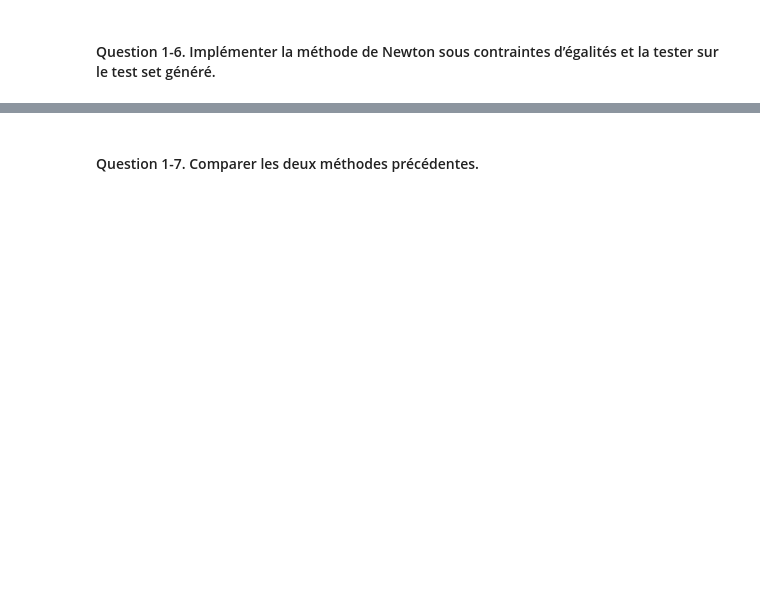
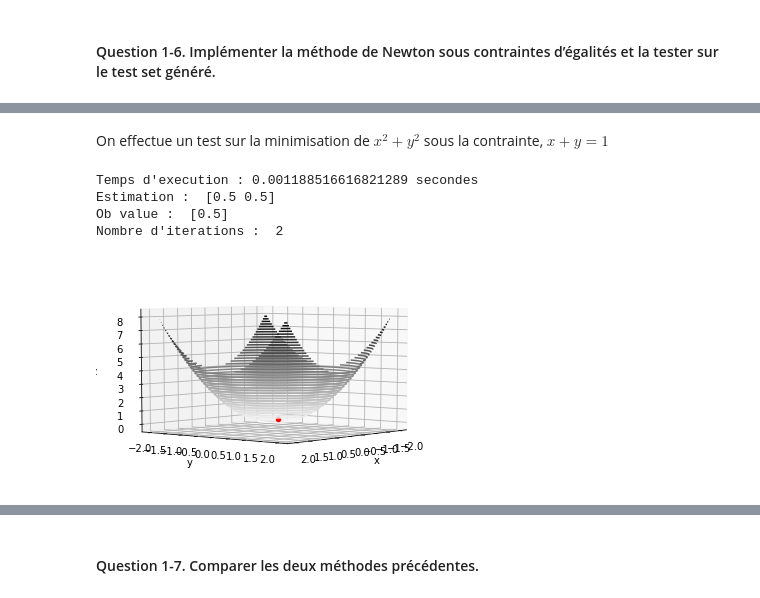
Before and after one commit to DaniGodin/ocvx, a Jupyter notebook: rapport.ipynb, the cells around one changed output, grey strips where cells are left out. Cells and saved outputs as stored; diff of their text form; code cells hidden in the pictures; blank space fills up the shorter version.

```diff
--- a/rapport.ipynb
+++ b/rapport.ipynb
@@ -241,0 +336,11 @@ compare_exec_time()
+# %% [markdown]
+On effectue un test sur la minimisation de $x^2 + y^2$ sous la contrainte, $x + y = 1$
+# %%
+func = quad_II_3_cons
+test_newton_cons(func)
+# %% [output]
+Temps d'execution : 0.001188516616821289 secondes
+Estimation :  [0.5 0.5]
+Ob value :  [0.5]
+Nombre d'iterations :  2
+[figure, added]
```
Also changed, not shown: parts of 36 cells of this notebook, 1 other file.
